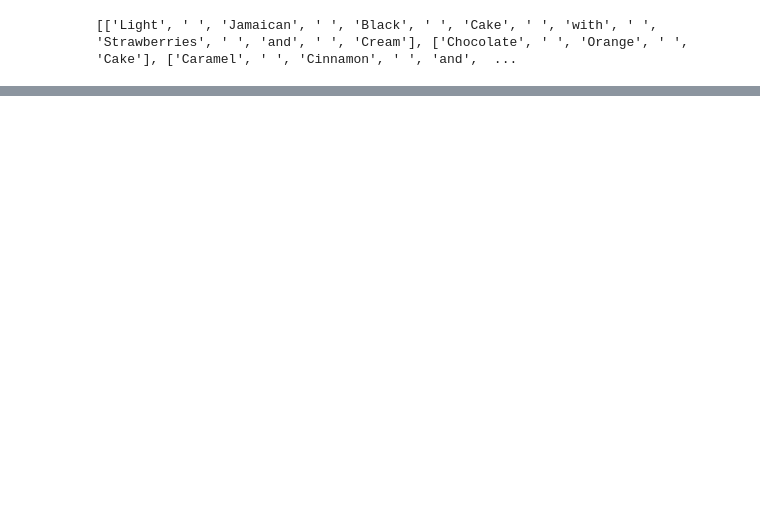
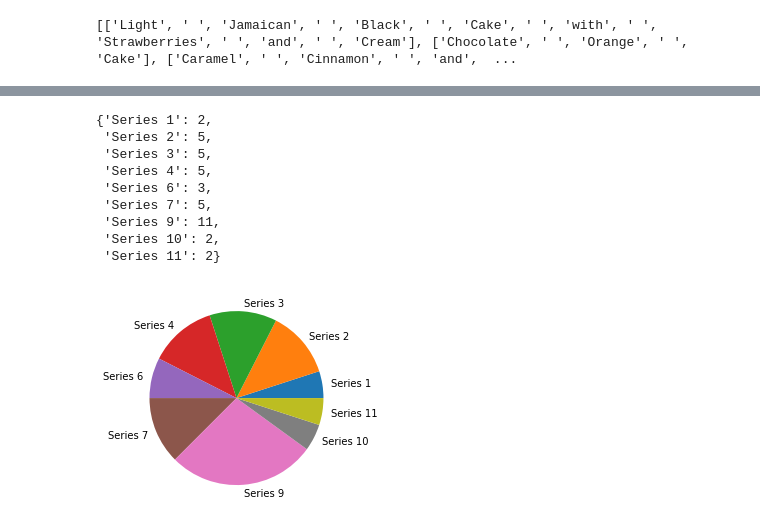
Before and after one commit to oshadiw/bakeoff-analysis, a Jupyter notebook: signature_bake_titles.ipynb, the cells around one changed output, grey strips where cells are left out. Saved outputs shown, nothing was run; the diff lists cells and outputs as text; code cells hidden in the pictures; blank space fills up the shorter version.

```diff
--- a/signature_bake_titles.ipynb
+++ b/signature_bake_titles.ipynb
@@ -181,0 +184,26 @@ There are 70 entries with counts greater than 10.
+# %%
+#get breakdown of some metric for a given flavor
+flavor = 'Ginger'
+metric = 'Season'
+
+metric_values = {}
+for i in words[flavor]:
+    value = clean_data[metric].loc[i]
+    if value not in metric_values:
+        metric_values[value] = 1
+    else:
+        metric_values[value] = metric_values[value] + 1
+
+pp.pie(metric_values.values(), labels=metric_values.keys())
+metric_values
+# %% [output]
+{'Series 1': 2,
+ 'Series 2': 5,
+ 'Series 3': 5,
+ 'Series 4': 5,
+ 'Series 6': 3,
+ 'Series 7': 5,
+ 'Series 9': 11,
+ 'Series 10': 2,
+ 'Series 11': 2}
+[figure, added]
```
Also changed, not shown: parts of 8 cells of this notebook.
